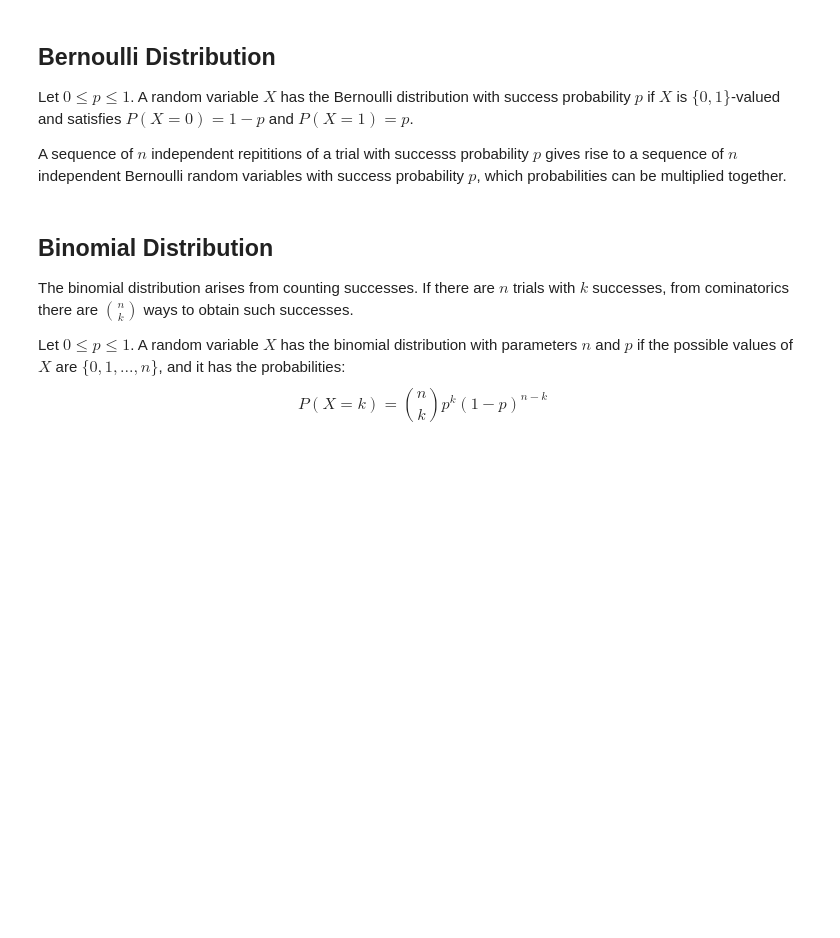
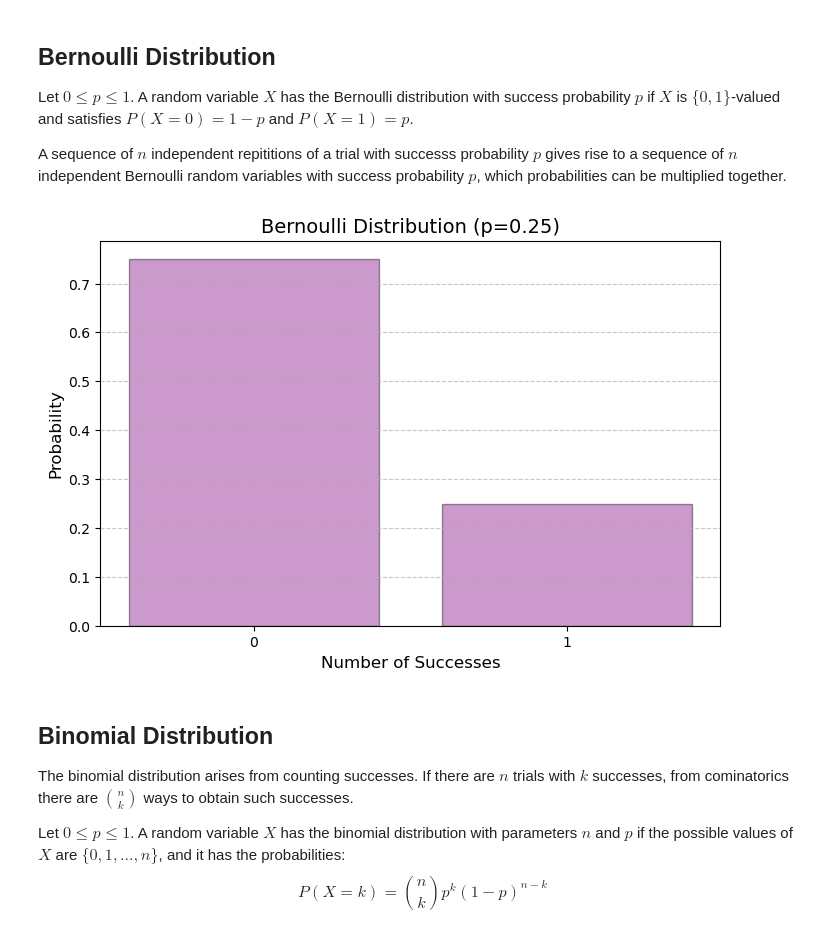
Before and after one commit to githubmaxcs/python_toolkit, a Jupyter notebook: notebooks/probability/probability_distributions.ipynb, the cells around one changed output. Cells and saved outputs as stored; diff of their text form; code cells hidden in the pictures; blank space fills up the shorter version.

Commit message:
completing some probability distributions in the notebook

```diff
--- a/notebooks/probability/probability_distributions.ipynb
+++ b/notebooks/probability/probability_distributions.ipynb
@@ -17,6 +17,35 @@ We consider common probability distributions.
 Let $0 \leq p \leq 1$. A random variable $X$ has the Bernoulli distribution with success probability $p$ if $X$ is $\{0,1\}$-valued and satisfies $P(X=0)=1-p$ and $P(X=1)=p$.
 
 A sequence of $n$ independent repititions of a trial with successs probability $p$ gives rise to a sequence of $n$ independent Bernoulli random variables with success probability $p$, which probabilities can be multiplied together.
+# %%
+# define the binomial probability function
+def bernoulli_probability(n, p):
+    if p < 0 or p > 1:
+        raise ValueError("The success probability must be between zero and one inclusive.")
+    if n != 0 and n != 1:
+        raise ValueError("The random variable must have a value of zero or one.")
+    if n == 0:
+        return 1 - p
+    if n == 1:
+        return p
+# %%
+p = 0.25
+
+x = np.arange(0, 1 + 1)
+probabilities = [bernoulli_probability(successes, p) for successes in x]
+
+plt.figure(figsize=(8, 5))
+plt.bar(x, probabilities, color='purple', edgecolor='black', alpha=0.4)
+
+plt.title(f'Bernoulli Distribution (p={p})', fontsize=14)
+plt.xlabel('Number of Successes', fontsize=12)
+plt.ylabel('Probability', fontsize=12)
+plt.xticks(x)
+plt.grid(axis='y', linestyle='--', alpha=0.7)
+
+plt.show()
+# %% [output]
+[figure, added]
 # %% [markdown]
 ## Binomial Distribution
 
```
Also changed, not shown: parts of 8 cells of this notebook.
